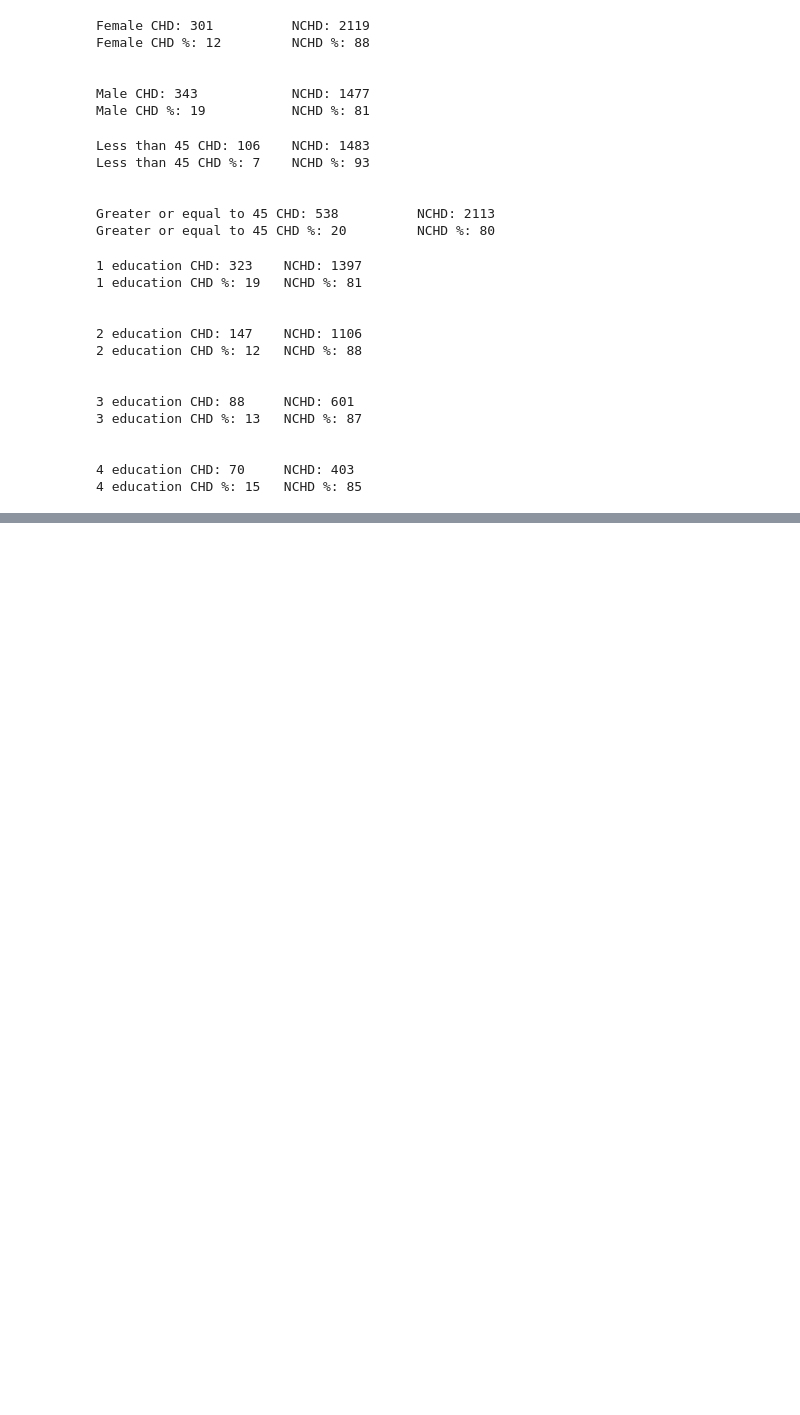
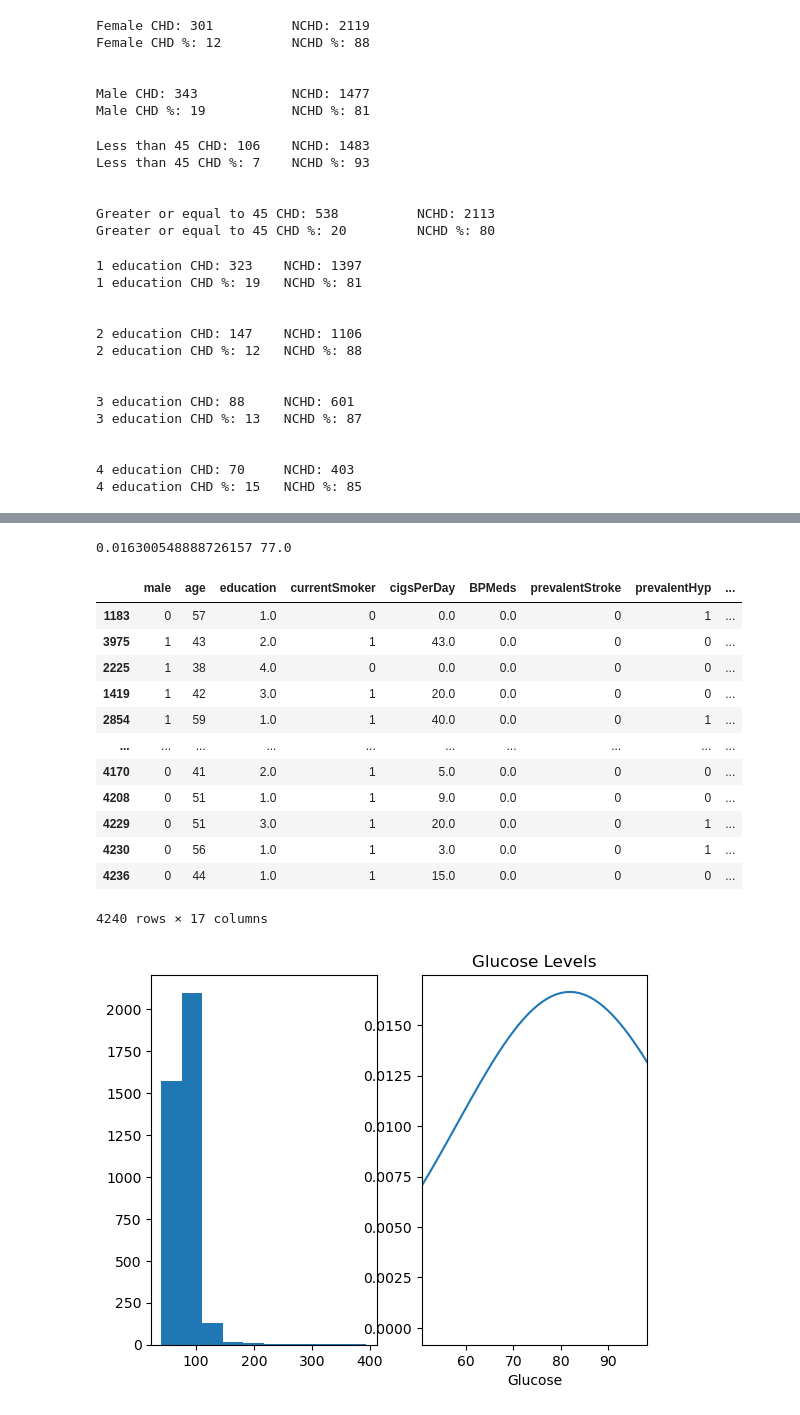
Before and after one commit to BriA827/data_analysis, a Jupyter notebook: framingham-heart-study.ipynb, the cells around one changed output, grey strips where cells are left out. Cells and saved outputs as stored; diff of their text form; code cells hidden in the pictures; blank space fills up the shorter version.

```diff
--- a/framingham-heart-study.ipynb
+++ b/framingham-heart-study.ipynb
@@ -217,0 +255,10 @@ four_cha = num_per(risk, no_risk, "education", 4)
+# %%
+def gauss(x, m, s):
+    value = (math.e**((-1/2)*((x-m)/s)**2))/(((2*math.pi)**(1/2))*s)
+    return value
+
+set_x_gauss = gauss((heart["BMI"][heart["male"]==1]), set_x_mean, set_x_standdev)
+print(set_x_gauss)
+
+set_y_gauss = gauss((heart["BMI"][heart["male"]==0]), set_y_mean, set_y_standdev)
+print(set_y_gauss)
@@ -217,0 +291,36 @@ four_cha = num_per(risk, no_risk, "education", 4)
+# %%
+def norm_vs_gauss(data, x_title, plot_title, gauss_x):
+    set_mean = (data.sum())/len(data)
+    set_standdev = math.sqrt((((data - set_mean)**2).sum())/len(data))
+
+    figs, axs = plt.subplots(1,2)
+    axs[0].hist(data)
+    axs[1].plot(data,gauss_x, "-")
+    axs[1].set_xlim([set_mean-set_standdev, set_mean +set_standdev])
+    plt.xlabel(x_title)
+    plt.title(plot_title)
+
+
+heart.sort_values('glucose', inplace=True)
+glu_h = heart["glucose"]
+
+heart["gauss"] = gauss(glu_h, glu_h.mean(), glu_h.std())
+norm_vs_gauss(glu_h, "Glucose", "Glucose Levels", heart["gauss"])
+print(heart["gauss"][0], heart["glucose"][0])
+heart
+# %% [output]
+0.016300548888726157 77.0
+|  | male | age | education | currentSmoker | cigsPerDay | BPMeds | prevalentStroke | prevalentHyp | ... |
+| 1183 | 0 | 57 | 1.0 | 0 | 0.0 | 0.0 | 0 | 1 | ... |
+| 3975 | 1 | 43 | 2.0 | 1 | 43.0 | 0.0 | 0 | 0 | ... |
+| 2225 | 1 | 38 | 4.0 | 0 | 0.0 | 0.0 | 0 | 0 | ... |
+| 1419 | 1 | 42 | 3.0 | 1 | 20.0 | 0.0 | 0 | 0 | ... |
+| 2854 | 1 | 59 | 1.0 | 1 | 40.0 | 0.0 | 0 | 1 | ... |
+| ... | ... | ... | ... | ... | ... | ... | ... | ... | ... |
+| 4170 | 0 | 41 | 2.0 | 1 | 5.0 | 0.0 | 0 | 0 | ... |
+| 4208 | 0 | 51 | 1.0 | 1 | 9.0 | 0.0 | 0 | 0 | ... |
+| 4229 | 0 | 51 | 3.0 | 1 | 20.0 | 0.0 | 0 | 1 | ... |
+| 4230 | 0 | 56 | 1.0 | 1 | 3.0 | 0.0 | 0 | 1 | ... |
+| 4236 | 0 | 44 | 1.0 | 1 | 15.0 | 0.0 | 0 | 0 | ... |
+4240 rows × 17 columns
+[figure, added]
```
Also changed, not shown: parts of 12 cells of this notebook.
